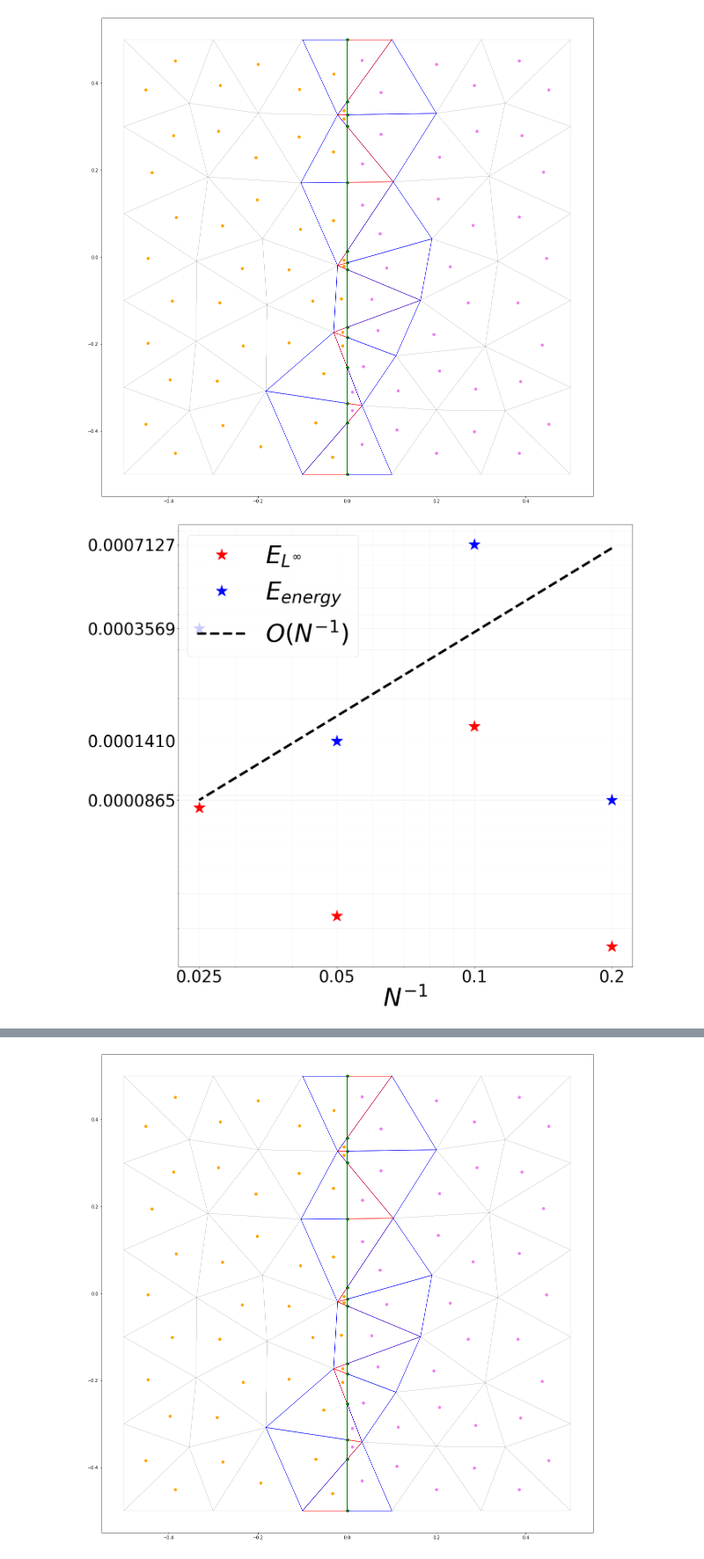
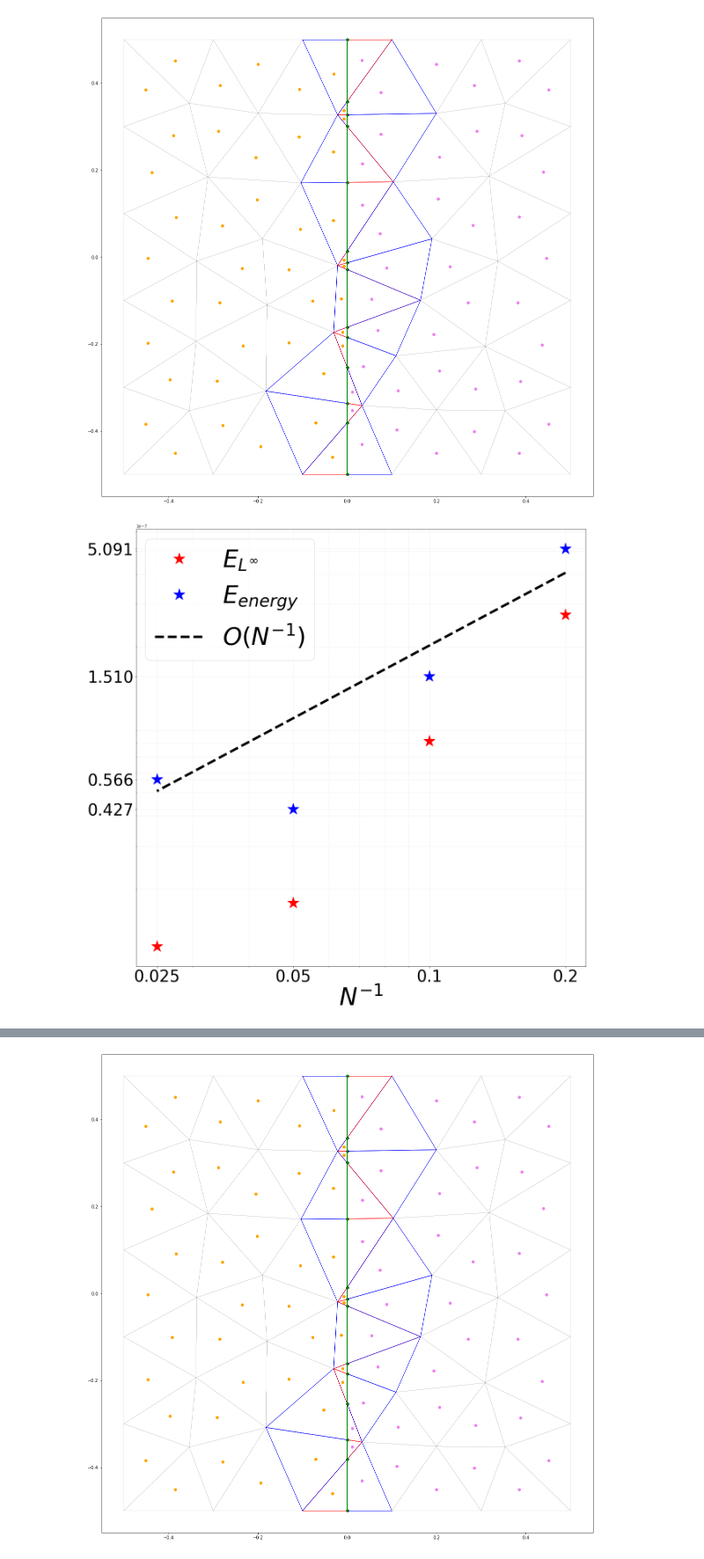
Before and after one commit to aurelio-spadotto/notebooks, a Jupyter notebook: brokenmesh_1D.ipynb, the cells around one changed output, grey strips where cells are left out. Shown at 88% size. Cells and saved outputs as stored; diff of their text form; code cells hidden in the pictures.

```diff
--- a/brokenmesh_1D.ipynb
+++ b/brokenmesh_1D.ipynb
@@ -10,10 +13,10 @@ from matplotlib.ticker import NullFormatter
 # %%
 # data
 L = 0.5 # semi-side
-sigma_min = 0.1
+sigma_min = 1
 sigma_plus = 1
-phi_datum = lambda x,y: 0.5
-phi_gamma = 0.5
+phi_datum = lambda x,y: 0 # have to define it as lambda function and as real
+phi_gamma = 0
 g_min  = -1
 g_plus =  1
 
@@ -31,7 +34,7 @@ ref_sol = lambda mesh, dof, \
           ref_sol_min=ref_sol_min, ref_sol_plus=ref_sol_plus: \
           ddr.reference_1D_solution(mesh, dof, ref_sol_min, ref_sol_plus)
 
-eta = 1e6
+eta = 1e12
 # %%
 # load mesh
 mesh_filename = "square_L1_N5.msh"
@@ -89,7 +61,9 @@ G_no_sigma_matrices = []
 S_matrices =[]
 M_gamma_matrices = []
 N_gamma_matrices = []
-b_phi_matrices = []
+b_phi_vectors = []
+A_matrices = []
+b_vectors = []
 solutions = []
 errors_L0 = []
 errors_energy = []
@@ -105,7 +79,9 @@ for (i,N) in enumerate (size_list):
     S_matrices.append(S)
     M_gamma_matrices.append(M_gamma)
     N_gamma_matrices.append(N_gamma)
-    b_phi_matrices.append(b_phi)
+    b_phi_vectors.append(b_phi)
+    A_matrices.append(A)
+    b_vectors.append(b)
     solutions.append(u)
     errors_L0.append(err_L0)
     errors_energy.append(err_energy)
@@ -130,33 +106,33 @@ ax.loglog(h,h/np.mean(h)*np.mean(errors_energy),'--', label="$O(N^{-1})$", color
 
 
 # Customize tick formatting
 #plt.gca().xaxis.set_major_formatter(plt.ScalarFormatter())
 plt.gca().xaxis.set_major_locator(ticker.FixedLocator(h))
 plt.gca().xaxis.set_minor_formatter(NullFormatter())
-plt.gca().yaxis.set_major_formatter(plt.ScalarFormatter())l
+plt.gca().yaxis.set_major_formatter(plt.ScalarFormatter())
 plt.gca().yaxis.set_minor_formatter(NullFormatter())
 
 # Set the ticks at each data point
 plt.xticks(h,h)
 plt.yticks(errors_energy)
 
 #ax.get_xaxis().get_major_formatter().labelOnlyBase = False
 ax.tick_params(axis='x', which='both', labelsize=label_size)
 ax.tick_params(axis='y', which='both', labelsize=label_size)
 ax.set_xticks(h)
 
 #grid
 ax.grid(alpha=0.2,which='both')
 
 # legend and axis label
 legend = ax.legend(prop={'size': legend_size},loc=(0.02,0.7) )
 ax.set_xlabel('$N^{-1}$',fontsize=axis_name_size)
 #ax.set_ylabel('$$',fontsize=axis_name_size)
 # tick setting
 
 #plt.show()
 plt.savefig('L0_convergence.png')
 ax.grid('on')
 # %% [output]
-[figure, old version]
+[figure, new version]
 # %%
```
Also changed, not shown: parts of 9 cells of this notebook, 4 other files.
